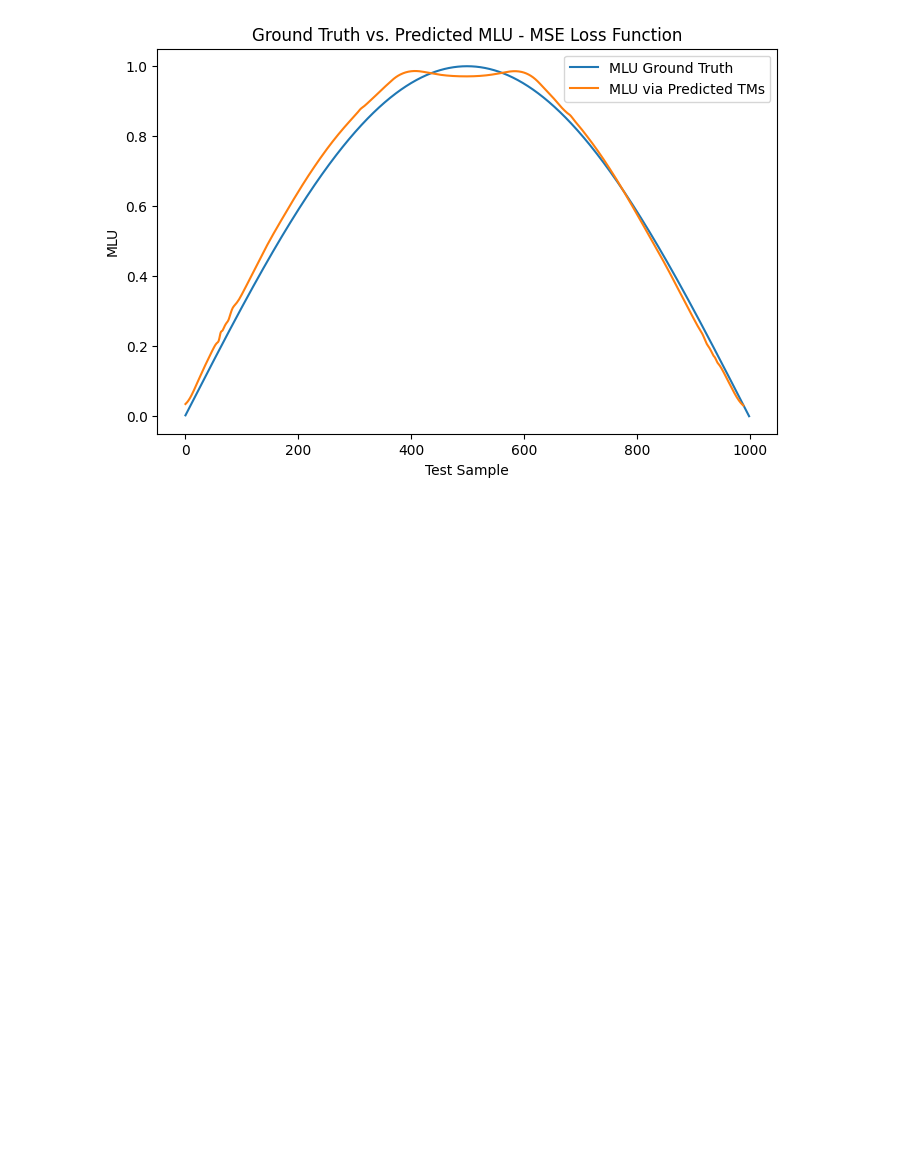
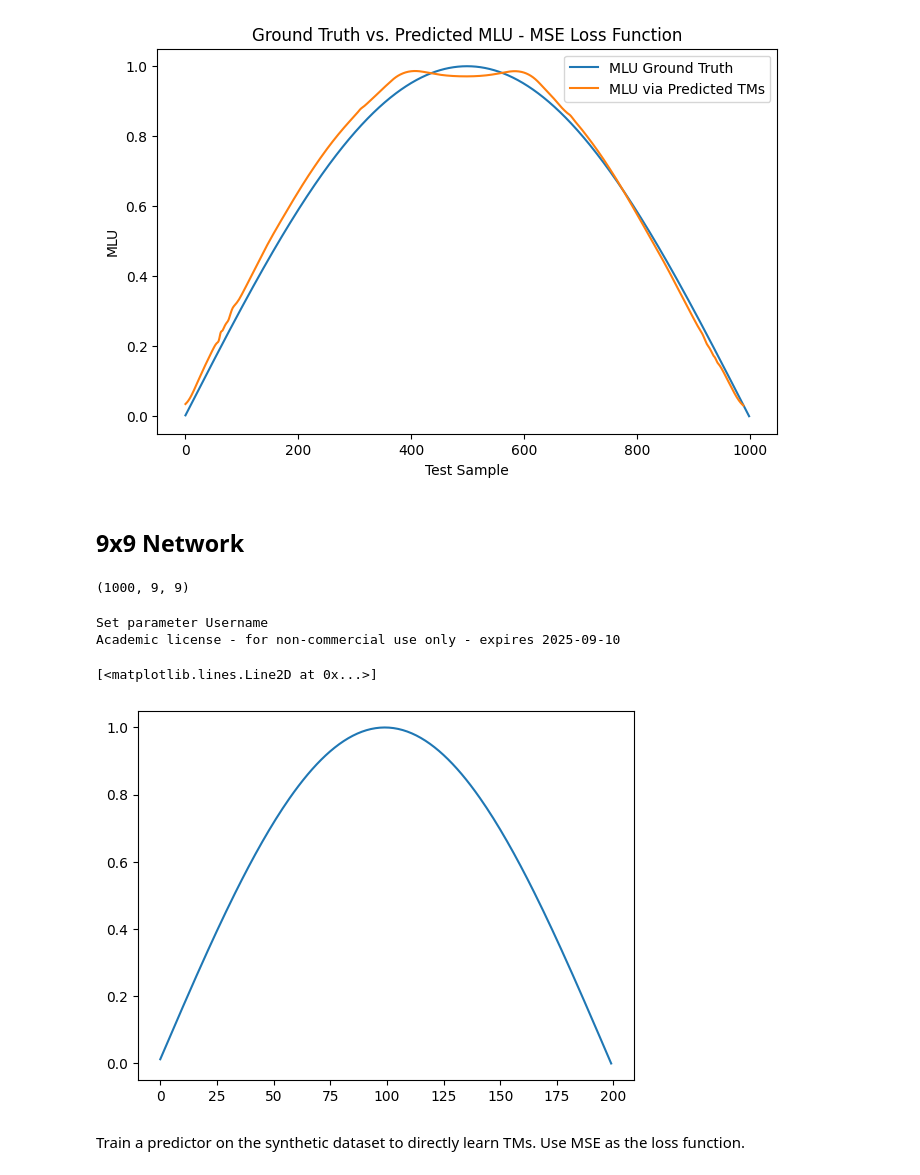
Before and after one commit to mcash8/TMPrediction, a Jupyter notebook: Code/LossFunction/Synthetic Data/SyntheticClassicalMethodBaselineMSE.ipynb, the cells around one changed output. Cells and saved outputs as stored; diff of their text form; code cells hidden in the pictures; blank space fills up the shorter version.

```diff
--- a/Code/LossFunction/Synthetic Data/SyntheticClassicalMethodBaselineMSE.ipynb
+++ b/Code/LossFunction/Synthetic Data/SyntheticClassicalMethodBaselineMSE.ipynb
@@ -330,3 +332,53 @@ ax.legend()
 _ = ax.set_title('Ground Truth vs. Predicted MLU - MSE Loss Function')
 # %% [output]
 [figure]
+# %% [markdown]
+## 9x9 Network
+# %%
+import numpy as np
+
+# Parameters
+num_matrices = 1000
+matrix_size = (9, 9)
+
+# Generate matrices filled with ones
+matrices = np.ones((num_matrices, *matrix_size))
+
+# Create a sine wave function for scaling
+# Let's scale the matrices by the sine of indices (0, 1, ..., num_matrices-1)
+scaling_factors = np.abs(np.sin(np.linspace(0, 5 * np.pi, num_matrices)))
+
+# Scale each matrix by its corresponding sine value
+scaled_matrices = matrices * scaling_factors[:, np.newaxis, np.newaxis]
+
+[np.fill_diagonal(scaled_matrices[i, :, :], 0) for i in range(num_matrices)]
+
+# Check the shape of the resulting array
+print(scaled_matrices.shape)  # Should be (5000, 4, 4)
+# %% [output]
+(1000, 9, 9)
+# %%
+# Create a toy topology, all link capacities have a value of 5
+G = fully_connected_network(num_nodes=9, capacity=1)
+
+# Get ground truth u values
+mlu_ground_truth = np.zeros((num_matrices, ))
+
+for i in range(num_matrices):
+    D = scaled_matrices[i, :, :]
+    np.fill_diagonal(D, 0)
+    mlu_ground_truth[i] = MinMaxLinkUtil(G, D)
+
+
+# Split ground truth u values into training and testing labels
+_, mlu_test_labels = train_test_split(mlu_ground_truth.reshape(-1, 1), 0.8)
+# %% [output]
+Set parameter Username
+Academic license - for non-commercial use only - expires 2025-09-10
+# %%
+plt.plot(mlu_test_labels)
+# %% [output]
+[<matplotlib.lines.Line2D at 0x...>]
+[figure, added]
+# %% [markdown]
+Train a predictor on the synthetic dataset to directly learn TMs. Use MSE as the loss function.
```
Also changed, not shown: parts of 16 cells of this notebook.
